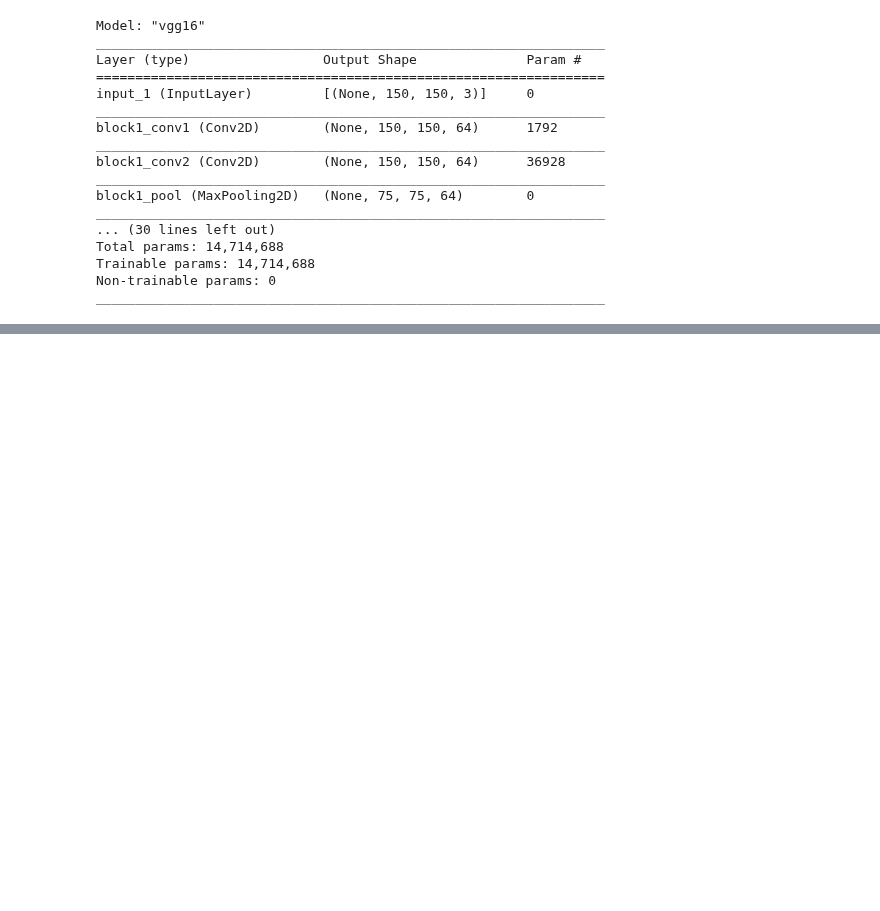
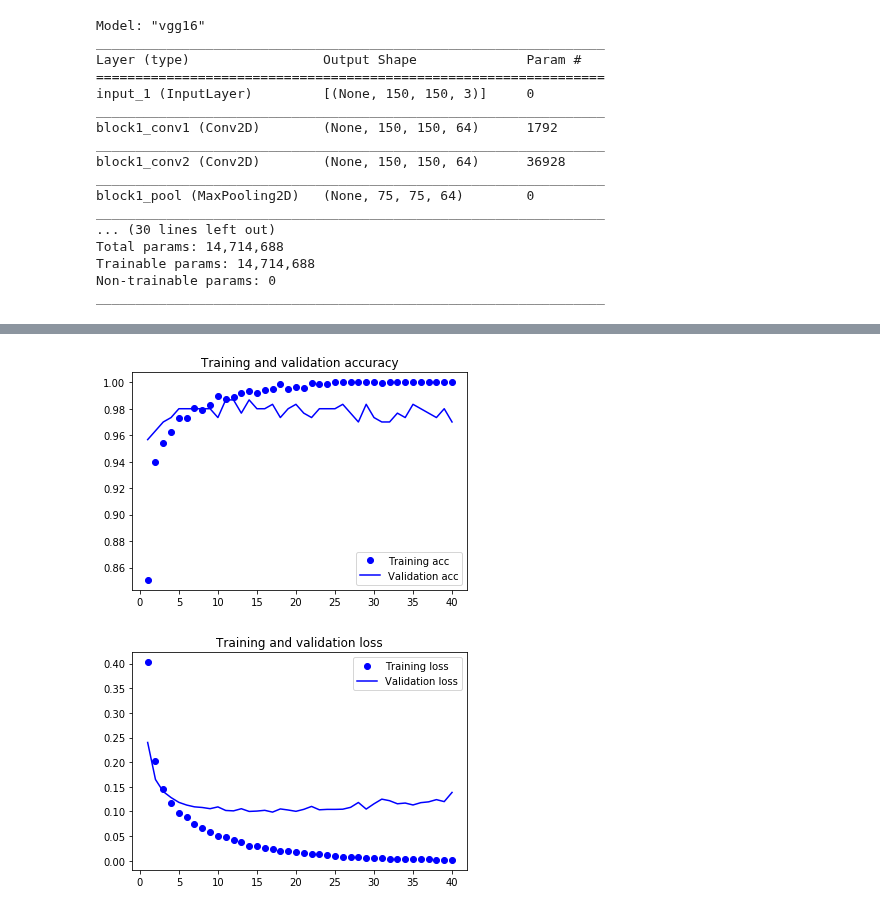
Before and after one commit to AlessandroBiagi/DataScienceProjects, a Jupyter notebook: FoodRecognition/scripts/main.ipynb, the cells around one changed output, grey strips where cells are left out. Saved outputs shown, nothing was run; the diff lists cells and outputs as text; code cells hidden in the pictures; blank space fills up the shorter version.

Commit message:
adding pre-trained net

```diff
--- a/FoodRecognition/scripts/main.ipynb
+++ b/FoodRecognition/scripts/main.ipynb
@@ -433,0 +475,18 @@ _________________________________________________________________
+# %%
+train_features = np.reshape(train_features, (1400, 4 * 4 * 512))
+validation_features = np.reshape(validation_features, (300, 4 * 4 * 512))
+test_features = np.reshape(test_features, (300, 4 * 4 * 512))
+# %%
+model_conv = models.Sequential()
+model_conv.add(layers.Dense(256, activation='relu', input_dim=4 * 4 * 512))
+model_conv.add(layers.Dropout(0.2))
+model_conv.add(layers.Dense(1, activation='sigmoid'))
+# %%
+model_conv.compile(loss='binary_crossentropy',
+             optimizer=optimizers.RMSprop(lr=2e-5),
+             metrics=['acc'])
+# %%
+history_conv = model_conv.fit(train_features, train_labels,
+                             epochs=40,
+                             batch_size=20,
+                             validation_data=(validation_features, validation_labels))
@@ -433,0 +511,5 @@ _________________________________________________________________
+# %%
+nn_performance(history_conv)
+# %% [output]
+[figure, added]
+[figure, added]
```
Also changed, not shown: parts of 8 cells of this notebook.
